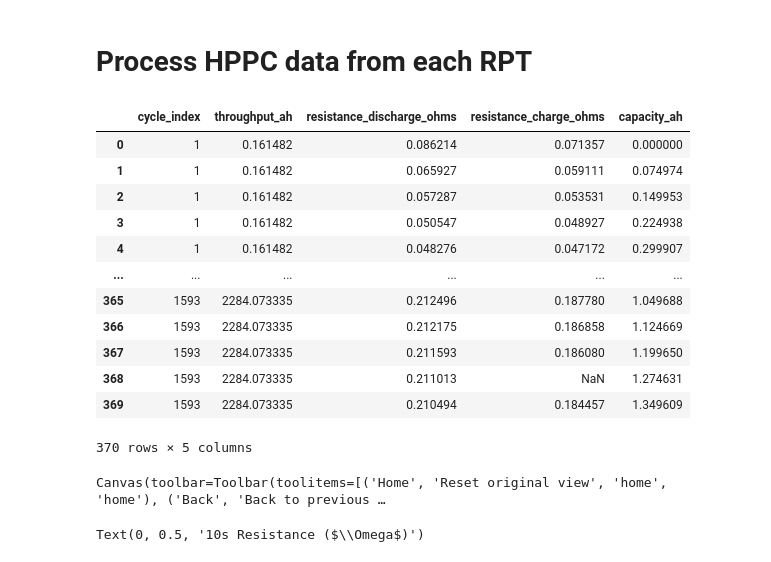
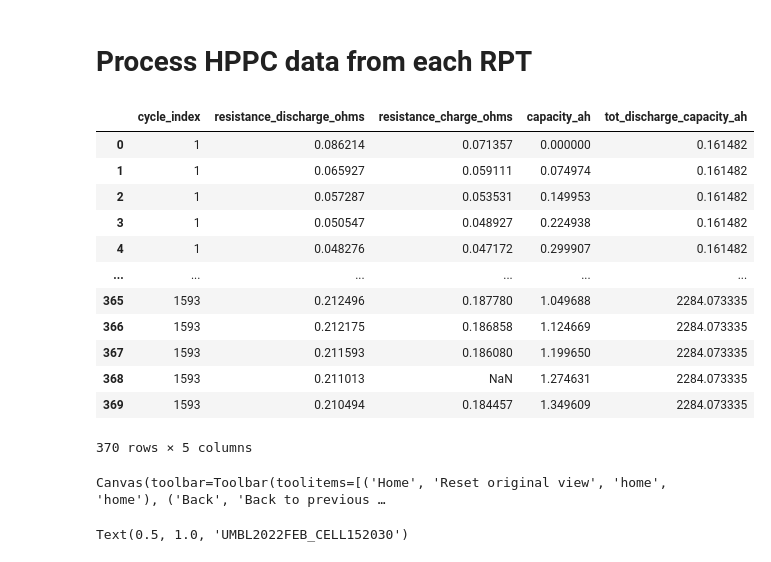
Before and after one commit to wengandrew/fast-formation, a Jupyter notebook: notebooks-2023/2023_01_31_test_process_cycling_data.ipynb, the cells around one changed output. Cells and saved outputs as stored; diff of their text form; code cells hidden in the pictures.

```diff
--- a/notebooks-2023/2023_01_31_test_process_cycling_data.ipynb
+++ b/notebooks-2023/2023_01_31_test_process_cycling_data.ipynb
@@ -125,6 +130,16 @@ Canvas(toolbar=Toolbar(toolitems=[('Home', 'Reset original view', 'home', 'home'
 # %% [markdown]
 # Process the RPT Data
 # %%
-df_by_rpt = parser.get_rpt_info()
+rpt_start_cycle_list = cyc.get_rpt_start_cycles()
+df_by_rpt = rpt.get_rpt_info(rpt_start_cycle_list)
+
+# Append the throughput data by matching on the cycling info DataFrame
+rpt_tot_discharge_capacity_ah = []
+
+for cycle_index in df_by_rpt['cycle_index']:
+    rpt_tot_discharge_capacity_ah.append(df_by_cyc['tot_discharge_capacity_ah'][df_by_cyc.index == cycle_index].values[0])
+
+df_by_rpt['tot_discharge_capacity_ah'] = rpt_tot_discharge_capacity_ah
+
 df_by_rpt
 # %% [output]
@@ -148,18 +163,32 @@ df_by_rpt
 fh2, axs2 = plt.subplots(nrows=2, ncols=1, figsize=(10, 2 * 4), sharex=True)
 fh3, axs3 = plt.subplots(nrows=2, ncols=1, figsize=(10, 2 * 4), sharex=True)
 
+colors = list(reversed(plt.cm.jet(np.linspace(0,1,len(df_by_rpt)+1))))
+
+i = 0
 for cycle_index, row in df_by_rpt.iterrows():
 
     data = row['dvdq_data'];
 
-    axs2[0].plot(data['chg_q'], data['chg_v'])
-    axs2[1].plot(data['dch_q'], data['dch_v'])
+    axs2[0].plot(data['chg_q'], data['chg_v'], c=colors[i])
+    axs2[1].plot(data['dch_q'], data['dch_v'], c=colors[i])
 
-    axs3[0].plot(data['chg_q'], data['chg_dvdq'])
-    axs3[1].plot(data['dch_q'], data['dch_dvdq'])
+    axs3[0].plot(data['chg_q'], data['chg_dvdq'], c=colors[i])
+    axs3[1].plot(data['dch_q'], data['dch_dvdq'], c=colors[i])
 
     axs3[0].set_ylim([0, 0.75])
     axs3[1].set_ylim([-0.75, 0])
+
+    i += 1
+
+axs2[0].set_title(device_name)
+axs2[1].set_xlabel('Capacity (Ah)')
+axs2[0].set_ylabel('Voltage (V)')
+axs2[1].set_ylabel('Voltage (V)')
+axs3[0].set_title(device_name)
+axs3[1].set_xlabel('Capacity (Ah)')
+axs3[0].set_ylabel('dV/dQ (V/Ah)')
+axs3[1].set_ylabel('dV/dQ (V/Ah)');
 # %% [output]
 Canvas(toolbar=Toolbar(toolitems=[('Home', 'Reset original view', 'home', 'home'), ('Back', 'Back to previous …
 Canvas(toolbar=Toolbar(toolitems=[('Home', 'Reset original view', 'home', 'home'), ('Back', 'Back to previous …
@@ -200,21 +226,30 @@ Canvas(toolbar=Toolbar(toolitems=[('Home', 'Reset original view', 'home', 'home'
 # %% [markdown]
 # Process HPPC data from each RPT
 # %%
-df_hppc = parser.get_hppc_info()
+df_hppc = rpt.get_hppc_info(rpt_start_cycle_list)
+
+# Append the throughput data by matching on the cycling info DataFrame
+hppc_tot_discharge_capacity_ah = []
+
+for cycle_index in df_hppc['cycle_index']:
+    hppc_tot_discharge_capacity_ah.append(df_by_cyc['tot_discharge_capacity_ah'][df_by_cyc.index == cycle_index].values[0])
+
+df_hppc['tot_discharge_capacity_ah'] = hppc_tot_discharge_capacity_ah
+
 df_hppc
 # %% [output]
-|  | cycle_index | throughput_ah | resistance_discharge_ohms | resistance_charge_ohms | capacity_ah |
-| 0 | 1 | 0.161482 | 0.086214 | 0.071357 | 0.000000 |
-| 1 | 1 | 0.161482 | 0.065927 | 0.059111 | 0.074974 |
-| 2 | 1 | 0.161482 | 0.057287 | 0.053531 | 0.149953 |
-| 3 | 1 | 0.161482 | 0.050547 | 0.048927 | 0.224938 |
-| 4 | 1 | 0.161482 | 0.048276 | 0.047172 | 0.299907 |
+|  | cycle_index | resistance_discharge_ohms | resistance_charge_ohms | capacity_ah | tot_discharge_capacity_ah |
+| 0 | 1 | 0.086214 | 0.071357 | 0.000000 | 0.161482 |
+| 1 | 1 | 0.065927 | 0.059111 | 0.074974 | 0.161482 |
+| 2 | 1 | 0.057287 | 0.053531 | 0.149953 | 0.161482 |
+| 3 | 1 | 0.050547 | 0.048927 | 0.224938 | 0.161482 |
+| 4 | 1 | 0.048276 | 0.047172 | 0.299907 | 0.161482 |
 | ... | ... | ... | ... | ... | ... |
-| 365 | 1593 | 2284.073335 | 0.212496 | 0.187780 | 1.049688 |
-| 366 | 1593 | 2284.073335 | 0.212175 | 0.186858 | 1.124669 |
-| 367 | 1593 | 2284.073335 | 0.211593 | 0.186080 | 1.199650 |
-| 368 | 1593 | 2284.073335 | 0.211013 | NaN | 1.274631 |
-| 369 | 1593 | 2284.073335 | 0.210494 | 0.184457 | 1.349609 |
+| 365 | 1593 | 0.212496 | 0.187780 | 1.049688 | 2284.073335 |
+| 366 | 1593 | 0.212175 | 0.186858 | 1.124669 | 2284.073335 |
+| 367 | 1593 | 0.211593 | 0.186080 | 1.199650 | 2284.073335 |
+| 368 | 1593 | 0.211013 | NaN | 1.274631 | 2284.073335 |
+| 369 | 1593 | 0.210494 | 0.184457 | 1.349609 | 2284.073335 |
 370 rows × 5 columns
 # %%
 plt.figure()
@@ -224,13 +259,14 @@ colors = list(reversed(plt.cm.jet(np.linspace(0,1,len(df_hppc['cycle_index'].uni
 for idx, cycle_index in enumerate(reversed(df_hppc['cycle_index'].unique())):
 
     curr_df = df_hppc[df_hppc['cycle_index'] == cycle_index]
-    curr_throughput_ah = curr_df['throughput_ah'].head(1).values[0]
+    curr_throughput_ah = curr_df['tot_discharge_capacity_ah'].head(1).values[0]
     plt.plot(curr_df['capacity_ah'], curr_df['resistance_discharge_ohms'], label=f'{curr_throughput_ah:.0f} Ah', marker='o', color=colors[idx])
     plt.plot(curr_df['capacity_ah'], curr_df['resistance_charge_ohms'], label=f'', marker='x', linestyle='', color=colors[idx])
 
 plt.legend()
 plt.xlabel('Capacity (Ah)')
 plt.ylabel('10s Resistance ($\Omega$)')
+plt.title(device_name)
 # %% [output]
 Canvas(toolbar=Toolbar(toolitems=[('Home', 'Reset original view', 'home', 'home'), ('Back', 'Back to previous …
-Text(0, 0.5, '10s Resistance ($\\Omega$)')
+Text(0.5, 1.0, 'UMBL2022FEB_CELL152030')
```
Also changed, not shown: parts of 7 cells of this notebook, 2 other files.
